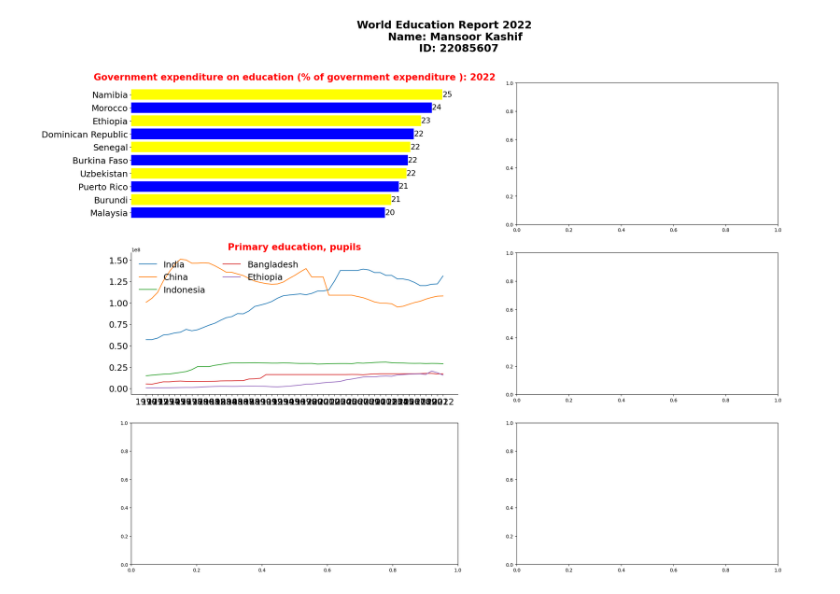
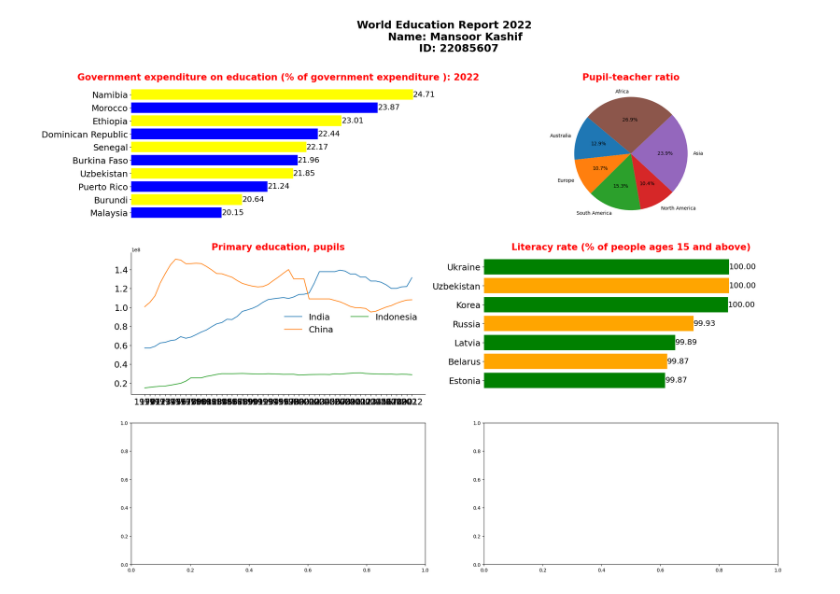
Before and after one commit to mansoorkashif1997/data-handling-project, a Jupyter notebook: jup.ipynb, the cells around one changed output. Cells and saved outputs as stored; diff of their text form; code cells hidden in the pictures.

```diff
--- a/jup.ipynb
+++ b/jup.ipynb
@@ -58,8 +82,8 @@ Namibia             24.706921
 # %%
-df2= data.reset_index('Series Name')
+df3= data.reset_index('Series Name')
 # Filter data for the year 2022 and the specified series name
-plot3 = df2[(df2['Series Name'] == 'Primary education, pupils')]
-plot3 = plot3.sort_values(by='2022', ascending=False).head(5)
+plot3 = df3[(df3['Series Name'] == 'Primary education, pupils')]
+plot3 = plot3.sort_values(by='2022', ascending=False).head(3)
 plot3 = plot3.dropna(axis='columns', how='all')
 plot3 = plot3.fillna(method='bfill', axis=1)
 print(plot3)
@@ -84,14 +108,14 @@ Ethiopia       20419152.0   18447496.0   15521017.0
 # %%
-df3= data.fillna(method='ffill', axis=1)
+df4= data.fillna(method='ffill', axis=1)
 
 # Filter data for the year 2022 and the specified series name
-df3 = df3['2022']
-df3 = df3.reset_index('Series Name')
+df4 = df4['2022']
+df4 = df4.reset_index('Series Name')
 
-plot4 = df3[(df3['Series Name'] == 'Literacy rate, adult total (% of people ages 15 and above)')]
+plot4 = df4[(df4['Series Name'] == 'Literacy rate, adult total (% of people ages 15 and above)')]
 
 # Sort data by the '2022' column in descending order and select the top 10 rows
-plot4 = plot4.sort_values(by='2022', ascending=False).head(10)
+plot4 = plot4.sort_values(by='2022', ascending=False).head(7)
 plot4 = plot4.sort_values(by='2022')
 
 print(plot4)
@@ -116,50 +132,53 @@ Ukraine                    100.000000
 # %%
 #Create a figure and subplots
-fig, ax = plt.subplots(3, 2, figsize=(24, 18), gridspec_kw={'width_ratios': [1.25, 1]})
+fig, ax = plt.subplots(3, 2, figsize=(24, 18), gridspec_kw={'width_ratios': [1, 1],'height_ratios': [1, 1,1]})
 fig.suptitle('''World Education Report 2022
       Name: Mansoor Kashif
         ID: 22085607''',
              fontsize=22,
              fontweight='bold')
-# Plotting the data for the top 10 countries
-ax[0,0].barh(plot1.index, plot1['2022'], color=['blue','yellow'])
-# Setting and title
-ax[0,0].set_title('Government expenditure on education (% of government expenditure ): 2022',fontsize=19,fontweight='bold' ,color='red')
-ax[0,0].spines[['top', 'right', 'bottom','left']].set_visible(False)
-ax[0,0].tick_params(labelsize=18)
-ax[0,0].set_xticks([])
-for i, v in enumerate(plot1.values[:, 1]):
-    ax[0,0].text(v, i, str(round(v)), ha='left', va='center',
-             fontsize=16)
-
-
-# Plotting the data for the top 10 countries
-ax[1,0].plot(subplots=True, layout=(2,1))
-ax[1,0].plot(plot3.iloc[:, 1:].T)
-ax[1,0].set_title('Primary education, pupils', fontsize=19,fontweight='bold' ,color='red')
-ax[1,0].spines[['top','right']].set_visible(False)
-ax[1,0].tick_params(labelsize=18)
-ax[1,0].legend(labels=plot3.index,
-           loc='upper left',
-           frameon=False,
-           ncols=2, fontsize=18)
 
 # Plotting the data for the top 10 countries
 ax[0,0].barh(plot1.index, plot1['2022'], color=['blue','yellow'])
 # Setting and title
 ax[0,0].set_title('Government expenditure on education (% of government expenditure ): 2022',fontsize=19,fontweight='bold' ,color='red')
 ax[0,0].spines[['top', 'right', 'bottom','left']].set_visible(False)
+ax[0,0].set_xlim(left=18, right=25)
 ax[0,0].tick_params(labelsize=18)
 ax[0,0].set_xticks([])
 for i, v in enumerate(plot1.values[:, 1]):
-    ax[0,0].text(v, i, str(round(v)), ha='left', va='center',
+    ax[0,0].text(v, i, '{:.2f}'.format(v), ha='left', va='center',
              fontsize=16)
 
 
+ax[0,1].pie(plot2['2022'], labels=plot2.index, autopct='%1.1f%%', startangle=140)
+ax[0,1].set_title('Pupil-teacher ratio', fontsize=19,fontweight='bold' ,color='red')
 
 
 
+# Plotting the data for the top 10 countries
+ax[1,0].plot(plot3.iloc[:, 1:].T)
+ax[1,0].set_title('Primary education, pupils', fontsize=19,fontweight='bold' ,color='red')
+ax[1,0].spines[['top','right']].set_visible(False)
+ax[1,0].tick_params(labelsize=18)
+ax[1,0].legend(labels=plot3.index,
+           loc='center right',
+           frameon=False,
+           ncols=2, fontsize=18)
+
+# Plotting the data for the top 10 countries
+ax[1,1].barh(plot4.index, plot4['2022'], color=['green','orange'])
+# Setting and title
+ax[1,1].set_title('Literacy rate (% of people ages 15 and above)',fontsize=19,fontweight='bold' ,color='red')
+ax[1,1].spines[['top', 'right', 'bottom','left']].set_visible(False)
+ax[1,1].set_xlim(left=99.5, right=100.1)
+ax[1,1].tick_params(labelsize=18)
+ax[1,1].set_xticks([])
+for i, v in enumerate(plot4.values[:, 1]):
+    ax[1,1].text(v, i, '{:.2f}'.format(v), ha='left', va='center',
+             fontsize=16)
+
 
 plt.show()
 # %% [output]
-[figure, old version]
+[figure, new version]
```
Also changed, not shown: parts of 5 cells of this notebook, 1 other file.
